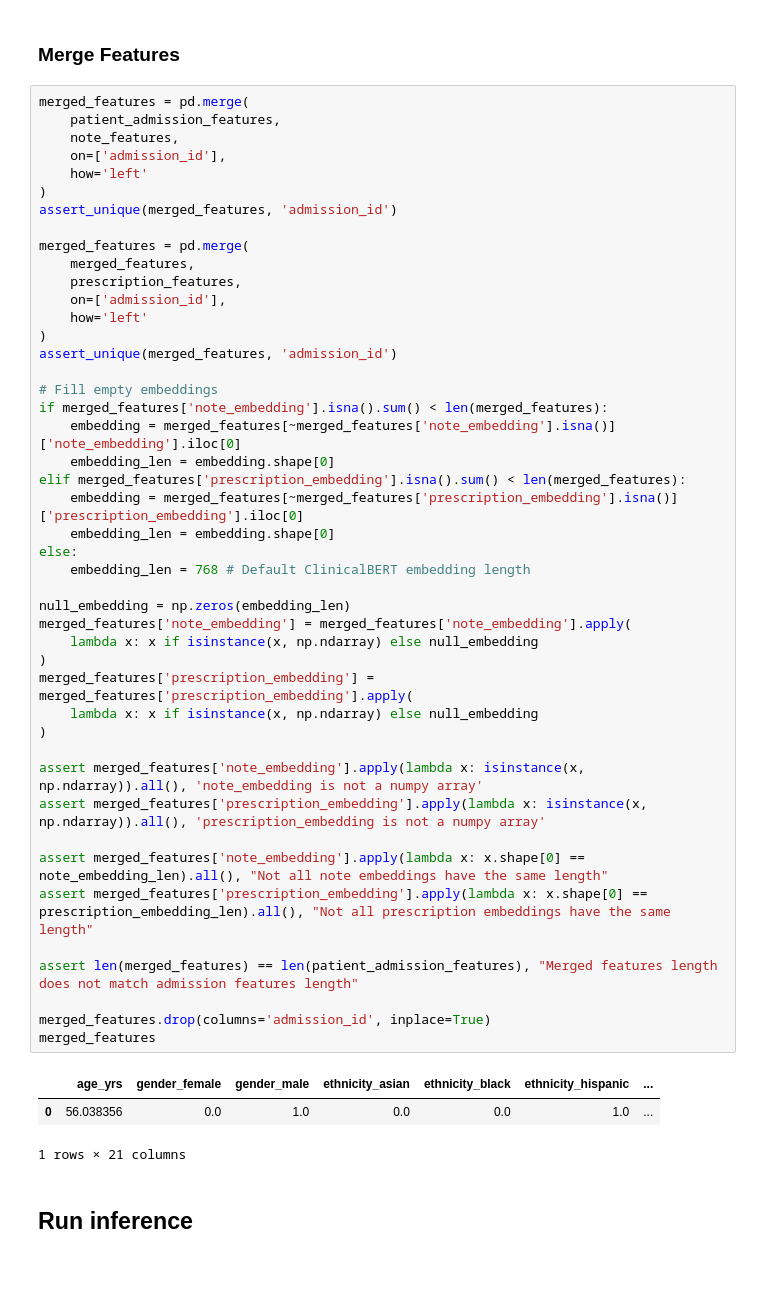
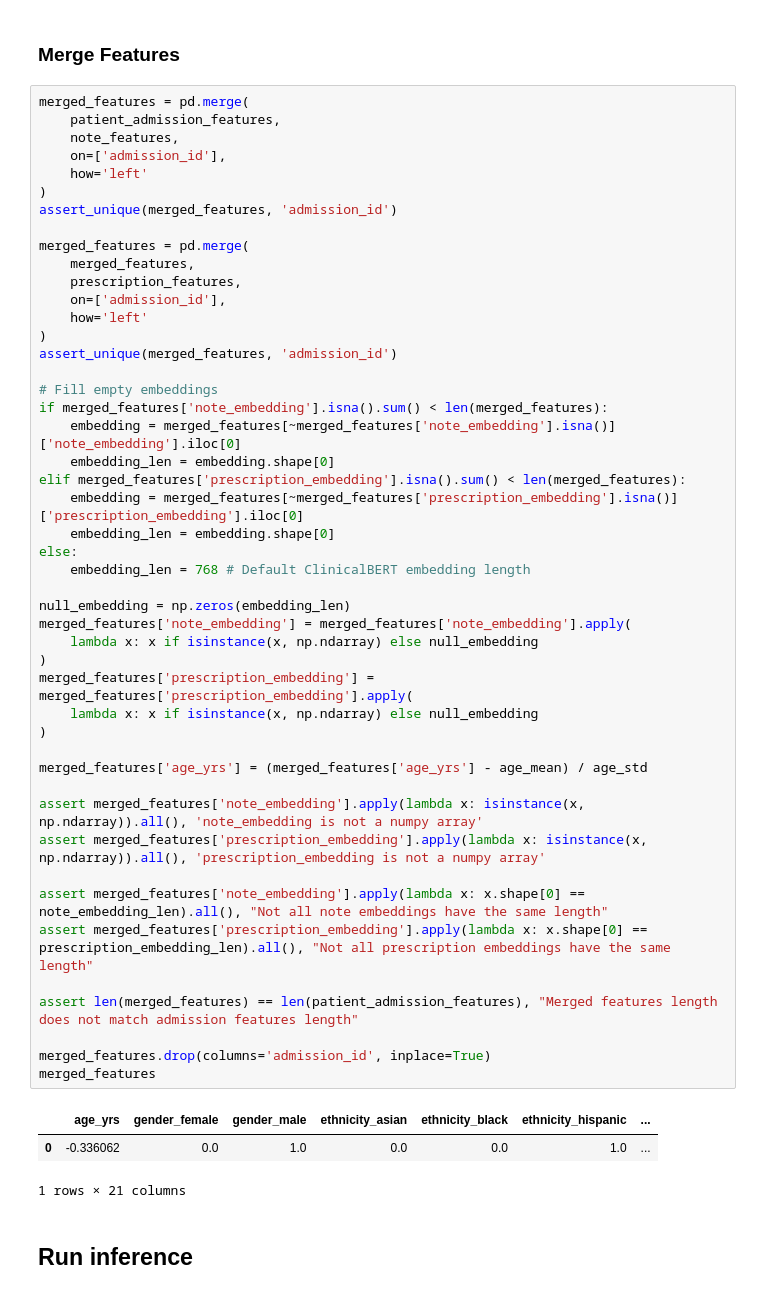
Before and after one commit to TylerAnderton/DeepRiskICU, a Jupyter notebook: ml-training/training_v3.ipynb, the cells around one changed output. Cells and saved outputs as stored; diff of their text form.

```diff
--- a/ml-training/training_v3.ipynb
+++ b/ml-training/training_v3.ipynb
@@ -2242,34 +2243,36 @@ assert_unique(merged_features, 'admission_id')
 # Fill empty embeddings
 if merged_features['note_embedding'].isna().sum() < len(merged_features):
     embedding = merged_features[~merged_features['note_embedding'].isna()]['note_embedding'].iloc[0]
     embedding_len = embedding.shape[0]
 elif merged_features['prescription_embedding'].isna().sum() < len(merged_features):
     embedding = merged_features[~merged_features['prescription_embedding'].isna()]['prescription_embedding'].iloc[0]
     embedding_len = embedding.shape[0]
 else:
     embedding_len = 768 # Default ClinicalBERT embedding length
 
 null_embedding = np.zeros(embedding_len)
 merged_features['note_embedding'] = merged_features['note_embedding'].apply(
     lambda x: x if isinstance(x, np.ndarray) else null_embedding
 )
 merged_features['prescription_embedding'] = merged_features['prescription_embedding'].apply(
     lambda x: x if isinstance(x, np.ndarray) else null_embedding
 )
 
+merged_features['age_yrs'] = (merged_features['age_yrs'] - age_mean) / age_std
+
 assert merged_features['note_embedding'].apply(lambda x: isinstance(x, np.ndarray)).all(), 'note_embedding is not a numpy array'
 assert merged_features['prescription_embedding'].apply(lambda x: isinstance(x, np.ndarray)).all(), 'prescription_embedding is not a numpy array'
 
 assert merged_features['note_embedding'].apply(lambda x: x.shape[0] == note_embedding_len).all(), "Not all note embeddings have the same length"
 assert merged_features['prescription_embedding'].apply(lambda x: x.shape[0] == prescription_embedding_len).all(), "Not all prescription embeddings have the same length"
 
 assert len(merged_features) == len(patient_admission_features), "Merged features length does not match admission features length"
 
 merged_features.drop(columns='admission_id', inplace=True)
 merged_features
 # %% [output]
 |  | age_yrs | gender_female | gender_male | ethnicity_asian | ethnicity_black | ethnicity_hispanic | ... |
-| 0 | 56.038356 | 0.0 | 1.0 | 0.0 | 0.0 | 1.0 | ... |
+| 0 | -0.336062 | 0.0 | 1.0 | 0.0 | 0.0 | 1.0 | ... |
 1 rows × 21 columns
 # %% [markdown]
 ## Run inference
```
Also changed, not shown: parts of 6 cells of this notebook.
